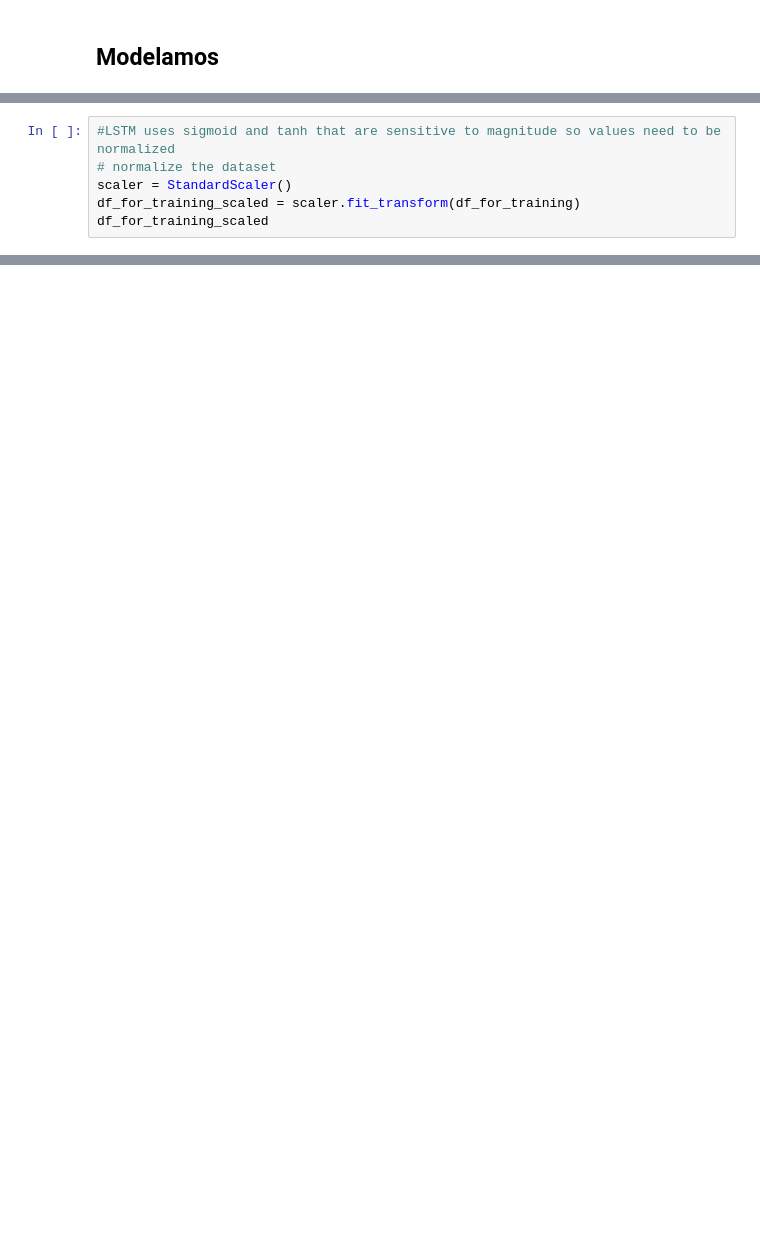
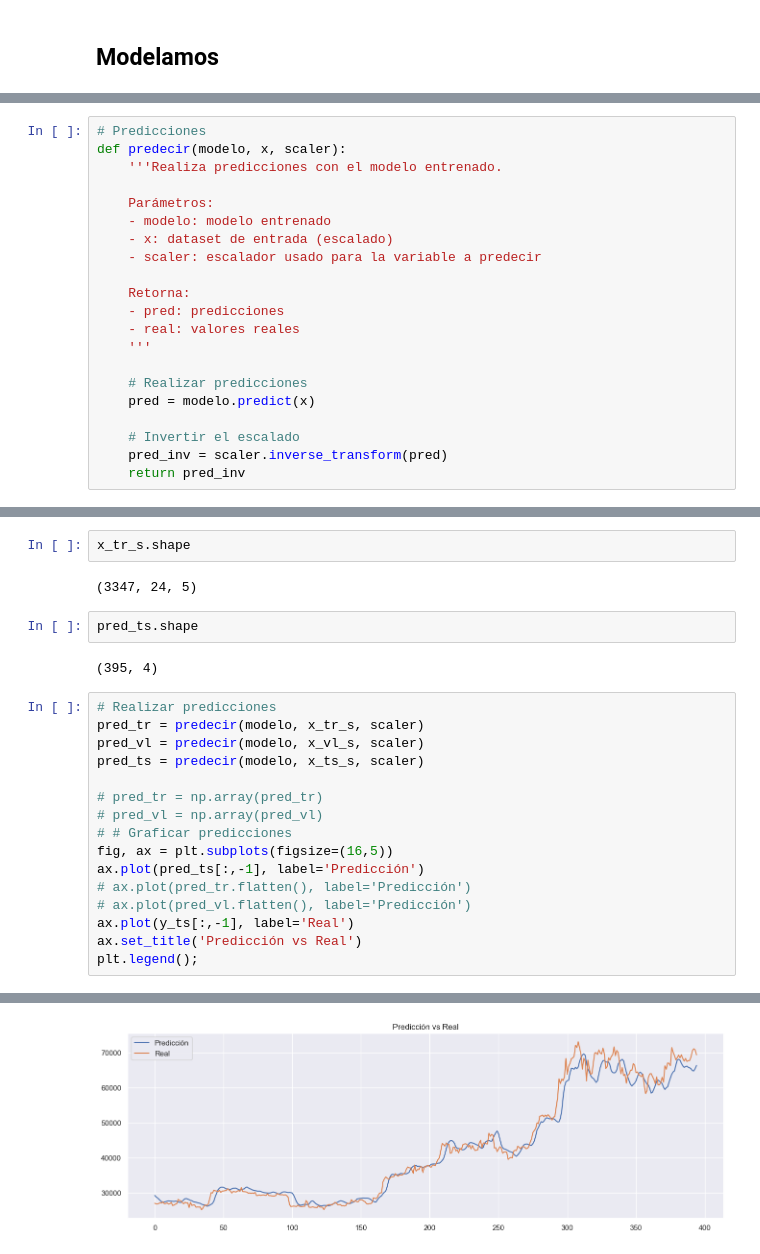
Before and after one commit to LuisFelipePoma/Crypto_App, a Jupyter notebook: src/notebooks/crispdm_model/3_model.ipynb, the cells around one changed output, grey strips where cells are left out. Drawn from its saved outputs; the diff is of its cells as text; blank space fills up the shorter version.

Commit message:
MODELO

```diff
--- a/src/notebooks/crispdm_model/3_model.ipynb
+++ b/src/notebooks/crispdm_model/3_model.ipynb
@@ -156,6 +257,0 @@ train_dates[:5]
-# %%
-#LSTM uses sigmoid and tanh that are sensitive to magnitude so values need to be normalized
-# normalize the dataset
-scaler = StandardScaler()
-df_for_training_scaled = scaler.fit_transform(df_for_training)
-df_for_training_scaled
@@ -228,0 +331,21 @@ sns.lineplot( df_forecast['open'])
+# %%
+# Predicciones
+def predecir(modelo, x, scaler):
+    '''Realiza predicciones con el modelo entrenado.
+
+    Parámetros:
+    - modelo: modelo entrenado
+    - x: dataset de entrada (escalado)
+    - scaler: escalador usado para la variable a predecir
+
+    Retorna:
+    - pred: predicciones
+    - real: valores reales
+    '''
+
+    # Realizar predicciones
+    pred = modelo.predict(x)
+
+    # Invertir el escalado
+    pred_inv = scaler.inverse_transform(pred)
+    return pred_inv
@@ -228,0 +369,25 @@ sns.lineplot( df_forecast['open'])
+# %%
+x_tr_s.shape
+# %% [output]
+(3347, 24, 5)
+# %%
+pred_ts.shape
+# %% [output]
+(395, 4)
+# %%
+# Realizar predicciones
+pred_tr = predecir(modelo, x_tr_s, scaler)
+pred_vl = predecir(modelo, x_vl_s, scaler)
+pred_ts = predecir(modelo, x_ts_s, scaler)
+
+# pred_tr = np.array(pred_tr)
+# pred_vl = np.array(pred_vl)
+# # Graficar predicciones
+fig, ax = plt.subplots(figsize=(16,5))
+ax.plot(pred_ts[:,-1], label='Predicción')
+# ax.plot(pred_tr.flatten(), label='Predicción')
+# ax.plot(pred_vl.flatten(), label='Predicción')
+ax.plot(y_ts[:,-1], label='Real')
+ax.set_title('Predicción vs Real')
+plt.legend();
+# %% [output]
@@ -228,0 +397 @@ sns.lineplot( df_forecast['open'])
+[figure, added]
```
Also changed, not shown: parts of 33 cells of this notebook, 1 other file.
